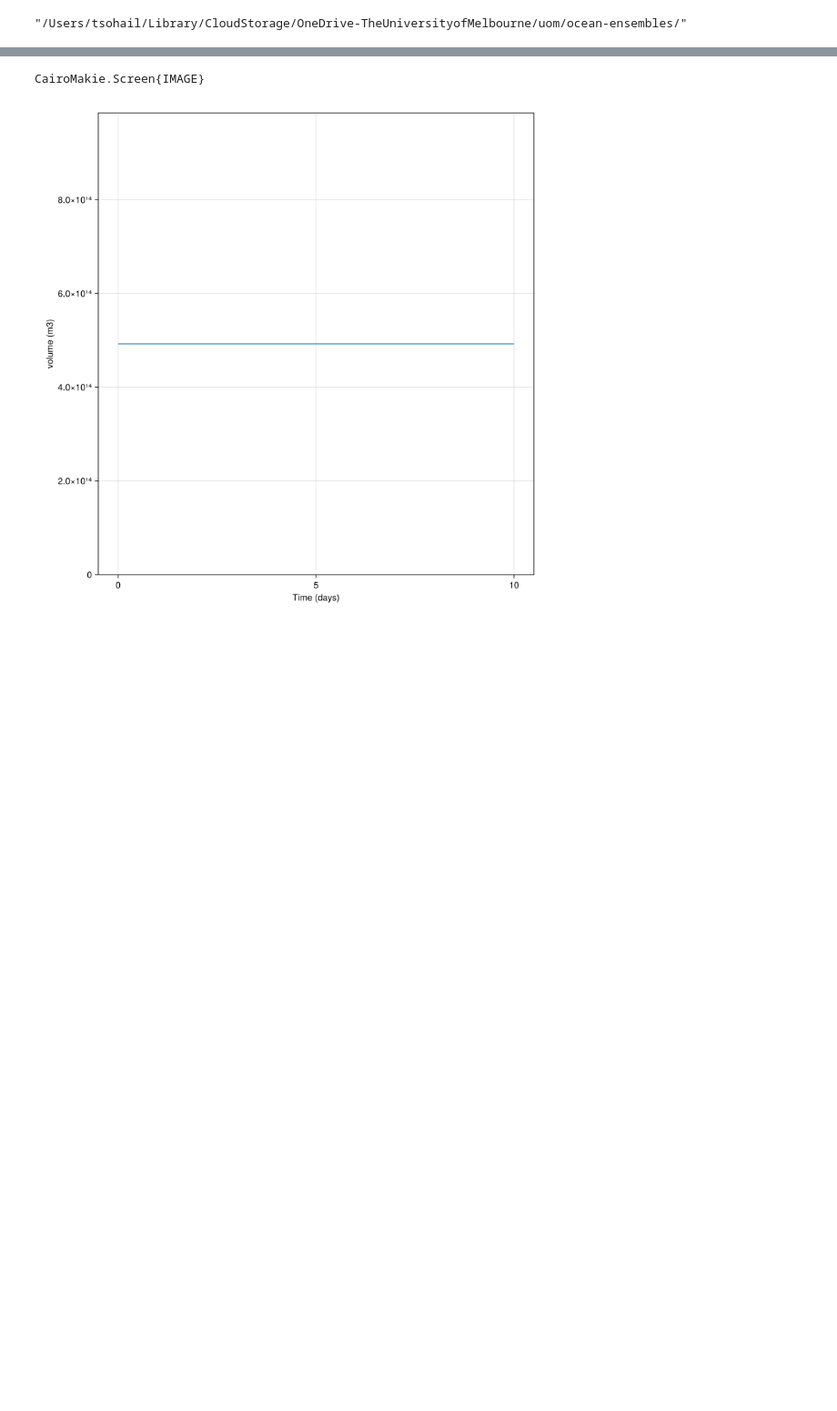
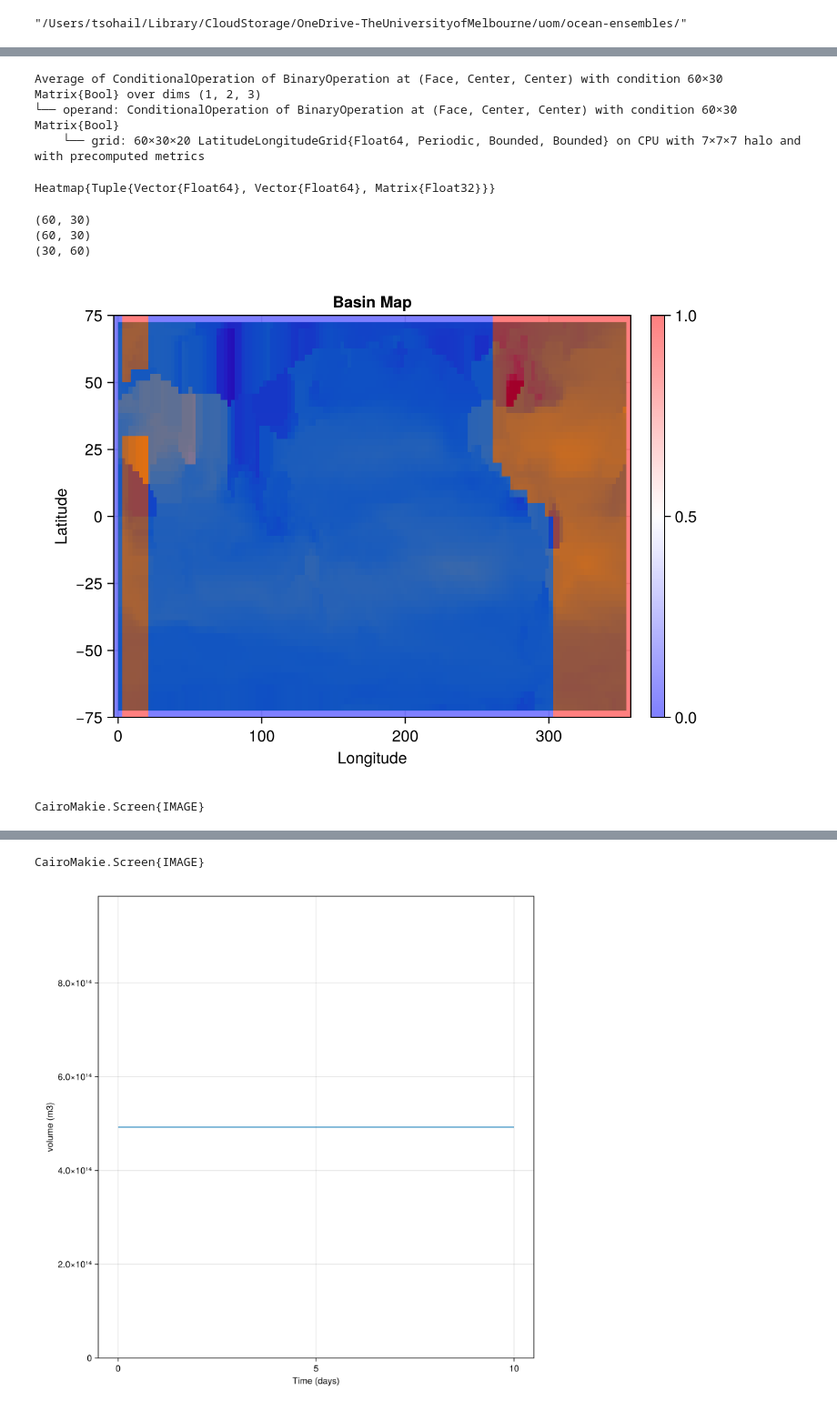
Before and after one commit to taimoorsohail/ocean-ensembles, a Jupyter notebook: notebooks/zonal_avg_check.ipynb, the cells around one changed output, grey strips where cells are left out. Shown: that part at 91% size. Saved outputs shown, nothing was run; the diff lists cells and outputs as text; code cells hidden in the pictures; blank space fills up the shorter version.

Commit message:
Added masking function for ocean basins - outputs 2D Boolean matrices for diagnostics

```diff
--- a/notebooks/zonal_avg_check.ipynb
+++ b/notebooks/zonal_avg_check.ipynb
@@ -52,9 +41,12 @@ avg = Dict()
 avg_depth = Dict()
 int_za = Dict()
 int_depth = Dict()
+surface_props = Dict()
 
 for var in variables
     try
+        # Surface
+        surface_props[var] = FieldTimeSeries(experiment_path * "global_surface_fields.jld2", var)
         # Averages
         avg[var] = FieldTimeSeries(experiment_path * "averaged_data.jld2", var)
         avg_za[var] = FieldTimeSeries(experiment_path * "zonal_averaged_data.jld2", var)
@@ -67,7 +59,7 @@ for var in variables
         if e isa KeyError
             @warn "Skipping variable $var: Key not found in file."
         else
-            rethrow(e)  # Re-raise unexpected errors
+            rethrow(e)
         end
     end
 end
@@ -82,0 +213,39 @@ end
+# %%
+ocean.model.velocities.u
+
+avg_u = compute!(Average(ocean.model.velocities.u, condition=mask_atl))
+display(avg_u)
+# %% [output]
+Average of ConditionalOperation of BinaryOperation at (Face, Center, Center) with condition 60×30 Matrix{Bool} over dims (1, 2, 3)
+└── operand: ConditionalOperation of BinaryOperation at (Face, Center, Center) with condition 60×30 Matrix{Bool}
+    └── grid: 60×30×20 LatitudeLongitudeGrid{Float64, Periodic, Bounded, Bounded} on CPU with 7×7×7 halo and with precomputed metrics
+# %%
+fig = heatmap!(lon, lat, mask_Ipac_u)
+display(fig)
+# %% [output]
+Heatmap{Tuple{Vector{Float64}, Vector{Float64}, Matrix{Float32}}}
+# %%
+println(size(tplats[1:Nx, 1:Ny]))
+println(size(tplons[1:Nx, 1:Ny]))
+println(size(transpose(mask_Ipac_u)))
+# %% [output]
+(60, 30)
+(60, 30)
+(30, 60)
+# %%
+fig = Figure()
+ax = Axis(fig[1, 1], xlabel="Longitude", ylabel="Latitude", title="Basin Map")
+hm = heatmap!(ax, lon, lat, surface_props["S"][1], colormap=:viridis)
+hm = heatmap!(ax, lon, lat, (mask_Ipac_u), colormap=:bwr, alpha = 0.5)
+
+# CairoMakie.lines!(Indpolygon)
+# CairoMakie.lines!(Pacpolygon)
+# CairoMakie.lines!(Atleastpolygon)
+# CairoMakie.lines!(Atlwestpolygon)
+# CairoMakie.lines!(Atlarcticpolygon)
+
+Colorbar(fig[1, 2], hm)
+display(fig)
+# %% [output]
+[figure, added]
+CairoMakie.Screen{IMAGE}
```
Also changed, not shown: parts of 12 cells of this notebook, 4 other files.
